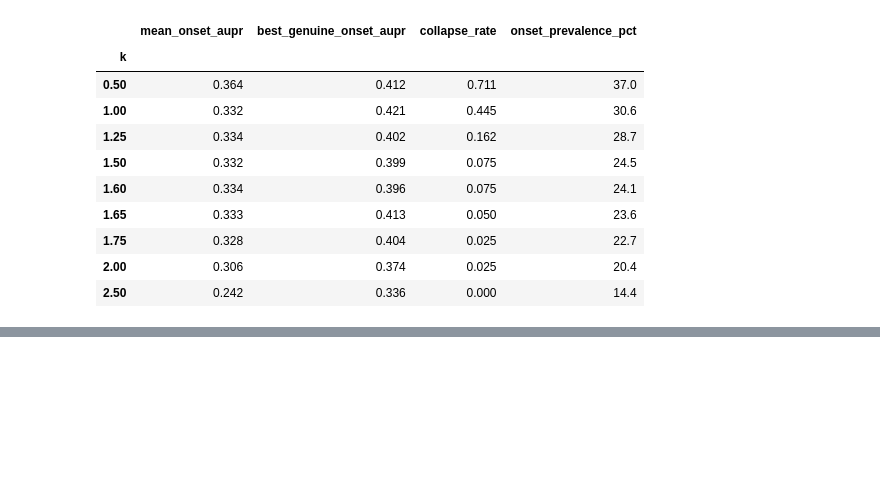
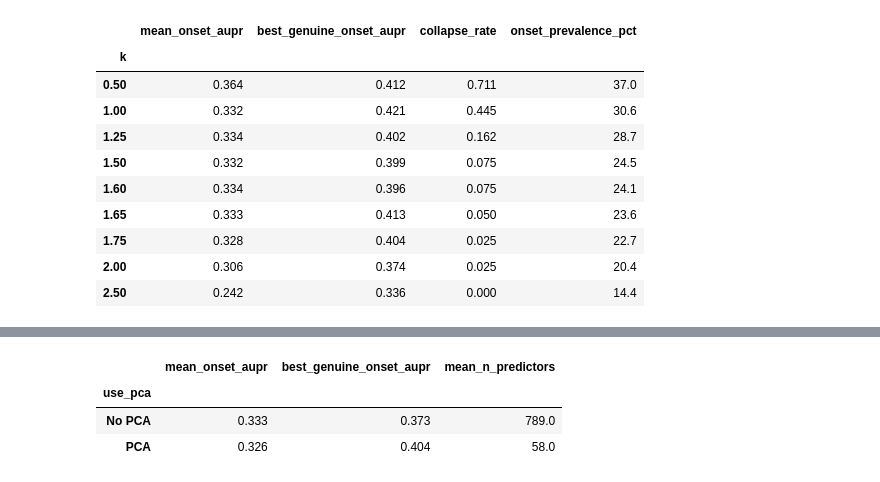
Before and after one commit to eviejones/msc-final-project, a Jupyter notebook: evaluation/methodology_choices.ipynb, the cells around one changed output, grey strips where cells are left out. Drawn from its saved outputs; the diff is of its cells as text; code cells hidden in the pictures; blank space fills up the shorter version.

```diff
--- a/evaluation/evaluation.ipynb
+++ b/evaluation/methodology_choices.ipynb
@@ -253,0 +270,16 @@ fig.show()
+# %%
+k175_text = sudan[(sudan["k"]==1.75) & (sudan["threshold_fix_applied"]==True) & (sudan["include_text"]==True)]
+genuine_pca = k175_text[k175_text["onset_recall_class1"]<=0.9]
+
+pca_summary = pd.DataFrame({
+    "mean_onset_aupr": k175_text.groupby("use_pca")["onset_aupr"].mean(),
+    "best_genuine_onset_aupr": genuine_pca.groupby("use_pca")["onset_aupr"].max(),
+    "mean_n_predictors": k175_text.groupby("use_pca")["n_predictors"].mean(),
+})
+pca_summary.index = pca_summary.index.map({True: "PCA", False: "No PCA"})
+pca_summary.round(3)
+# %% [output]
+|  | mean_onset_aupr | best_genuine_onset_aupr | mean_n_predictors |
+| use_pca |  |  |  |
+| No PCA | 0.333 | 0.373 | 789.0 |
+| PCA | 0.326 | 0.404 | 58.0 |
```
Also changed, not shown: parts of 3 cells of this notebook.
